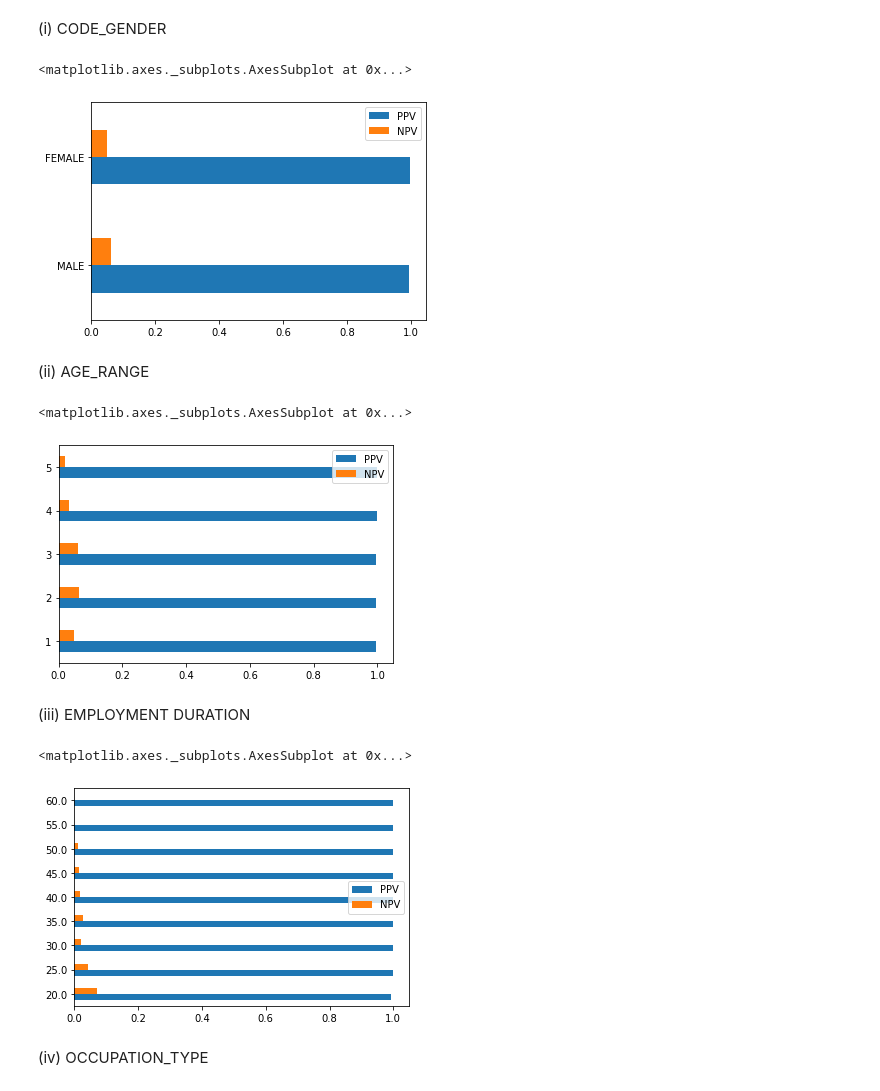
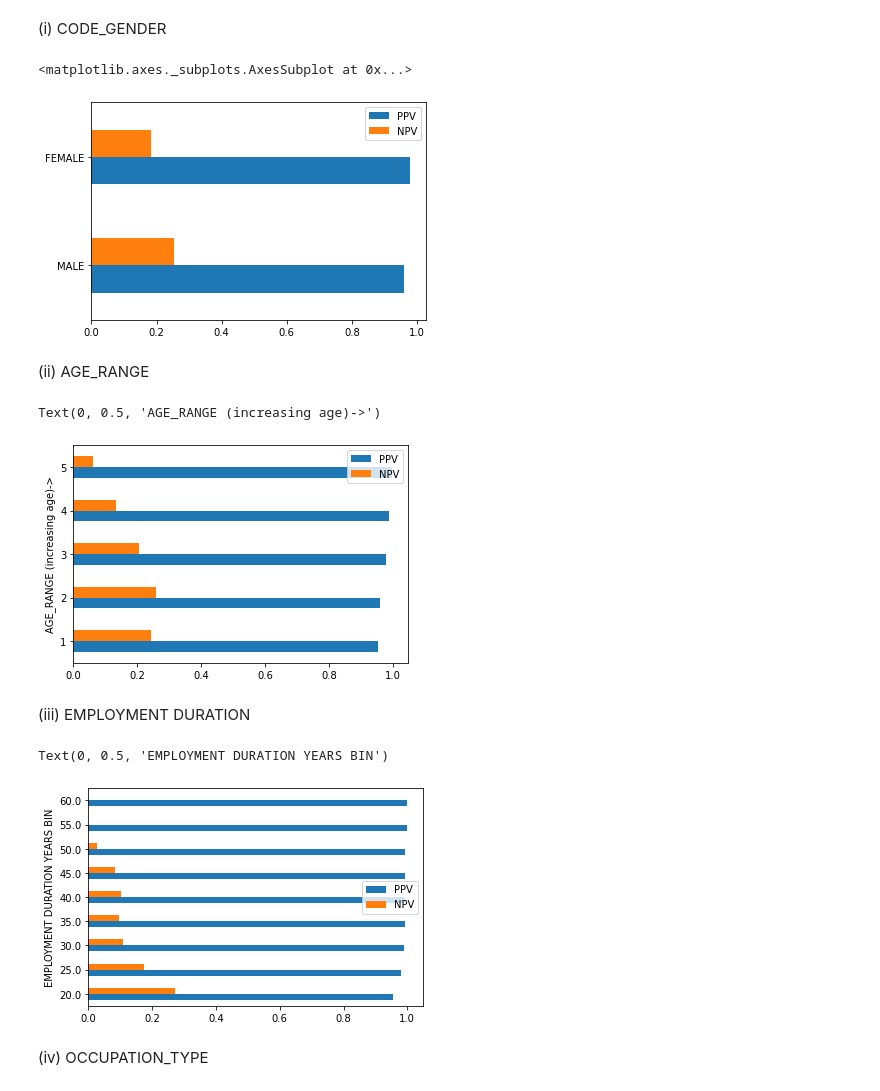
Before and after one commit to eileencho/rds-project, a Jupyter notebook: FairnessMetrics.ipynb, the cells around one changed output. Cells and saved outputs as stored; diff of their text form; code cells hidden in the pictures.

```diff
--- a/FairnessMetrics.ipynb
+++ b/FairnessMetrics.ipynb
@@ -29,11 +29,16 @@ Index(['Unnamed: 0', 'SK_ID_CURR', 'TARGET', 'NAME_CONTRACT_TYPE',
 # %% [markdown]
 ### ADS Predictions column, 'PREDICTIONS', is probability score. Creating a new column called 'PREDICTED_TARGET' (value 0 or 1) with threshold 0.5
 # %%
-df['PREDICTED_TARGET'] = np.where(df.PREDICTIONS > 0.5, 1, 0)
+df['PREDICTED_TARGET'] = np.where(df.PREDICTIONS > 0.3, 1, 0)
 print(df['PREDICTED_TARGET'].value_counts())
 print()
 print(df['TARGET'].value_counts())
 print()
 print("Is PREDICTED_TARGET = TARGET?")
 print((df['PREDICTED_TARGET']==df['TARGET']).value_counts())
+
+fig, ax = plt.subplots(ncols=3, figsize=(15,5))
+df['PREDICTED_TARGET'].value_counts().plot(kind='pie', autopct='%.2f', ax=ax[0])
+df['TARGET'].value_counts().plot(kind='pie', autopct='%.2f', ax=ax[1])
+(df['PREDICTED_TARGET']==df['TARGET']).value_counts().rename('PREDICTION=TARGET').plot(kind='pie', autopct='%.2f', ax=ax[2])
 # %% [output]
@@ -51,0 +95,10 @@ dtype: int64
+# %%
+# Binning duration of employment for analysis --> also detect non-negative values for removal
+
+df['DAYS_EMPLOYED_POS'] = df['DAYS_EMPLOYED']
+df.DAYS_EMPLOYED_POS = np.where(df.DAYS_EMPLOYED_POS > 0, 0, df.DAYS_EMPLOYED_POS)
+df['DAYS_EMPLOYED_POS'] = df['DAYS_EMPLOYED_POS'].abs()
+bin_list = np.arange(df['DAYS_EMPLOYED_POS'].min(), df['DAYS_EMPLOYED_POS'].max()+10, 1825)
+df['EMPLOYMENT_DURATION_BIN'] = pd.cut(x=df['DAYS_EMPLOYED_POS'], bins=bin_list, labels=np.arange(20, 65, 5))
+
+subpopulation_accuracy(df, 'EMPLOYMENT_DURATION_BIN')
@@ -273,21 +353,23 @@ def get_ppv_npv(df, attribute, labels_dict=None):
 get_ppv_npv(df, 'CODE_GENDER', {1:'FEMALE', 0:'MALE'}).plot(kind='barh')
 # %% [output]
 <matplotlib.axes._subplots.AxesSubplot at 0x...>
-[figure, old version]
+[figure, new version]
 # %% [markdown]
 (ii) AGE_RANGE
 # %%
 get_ppv_npv(df, 'AGE_RANGE').sort_index().plot(kind='barh')
+plt.ylabel('AGE_RANGE (increasing age)->')
 # %% [output]
-<matplotlib.axes._subplots.AxesSubplot at 0x...>
+Text(0, 0.5, 'AGE_RANGE (increasing age)->')
-[figure, old version]
+[figure, new version]
 # %% [markdown]
 (iii) EMPLOYMENT DURATION
 # %%
 get_ppv_npv(df, 'EMPLOYMENT_DURATION_BIN').sort_index().plot(kind='barh')
+plt.ylabel('EMPLOYMENT DURATION YEARS BIN')
 # %% [output]
-<matplotlib.axes._subplots.AxesSubplot at 0x...>
+Text(0, 0.5, 'EMPLOYMENT DURATION YEARS BIN')
-[figure, old version]
+[figure, new version]
 # %% [markdown]
 (iv) OCCUPATION_TYPE
 # %%
```
Also changed, not shown: parts of 60 cells of this notebook, 2 other files.
